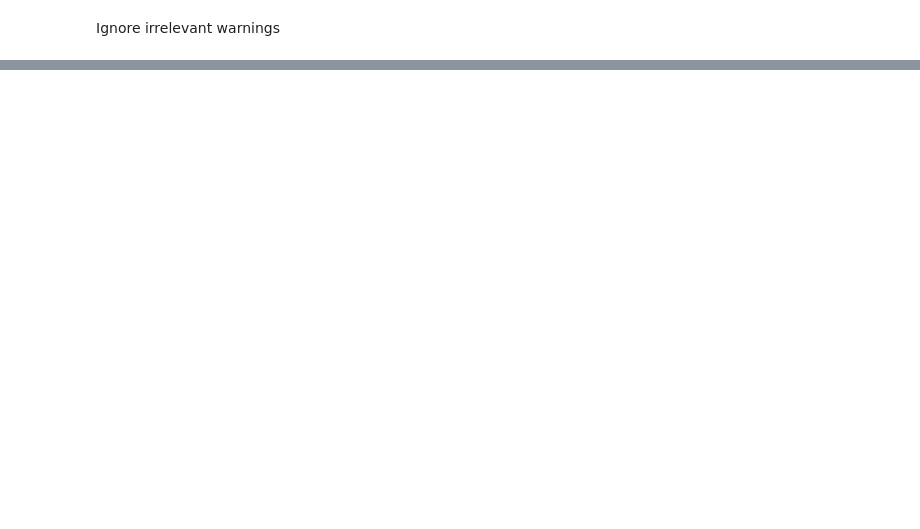
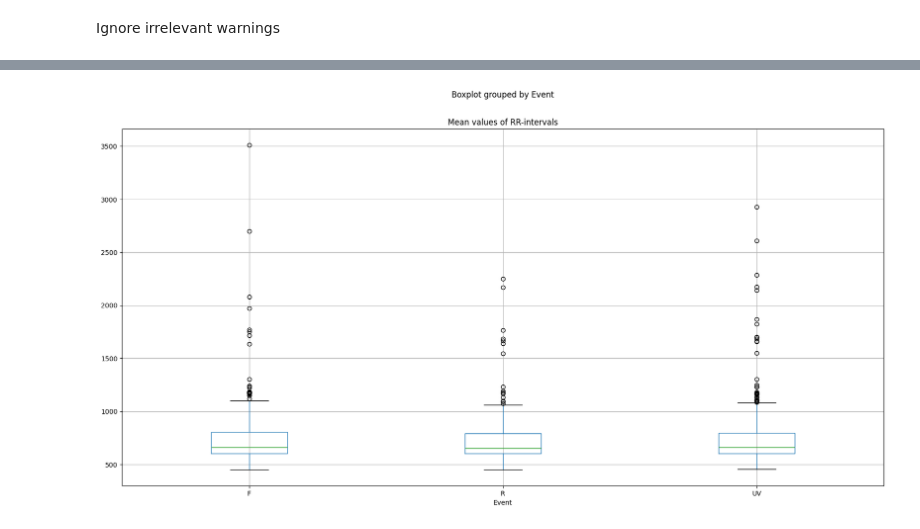
Before and after one commit to cdhvilsted/Bachelor_project_2024, a Jupyter notebook: feature_stats.ipynb, the cells around one changed output, grey strips where cells are left out. Drawn from its saved outputs; the diff is of its cells as text; code cells hidden in the pictures; blank space fills up the shorter version.

```diff
--- a/feature_stats.ipynb
+++ b/feature_stats.ipynb
@@ -120,0 +151,5 @@ plt.show()
+# %%
+all_data_as_df.boxplot(column=['Mean values of RR-intervals'], by='Event', figsize=(20,10))
+plt.show()
+# %% [output]
+[figure, added]
```
Also changed, not shown: parts of 24 cells of this notebook, 3 other files.
